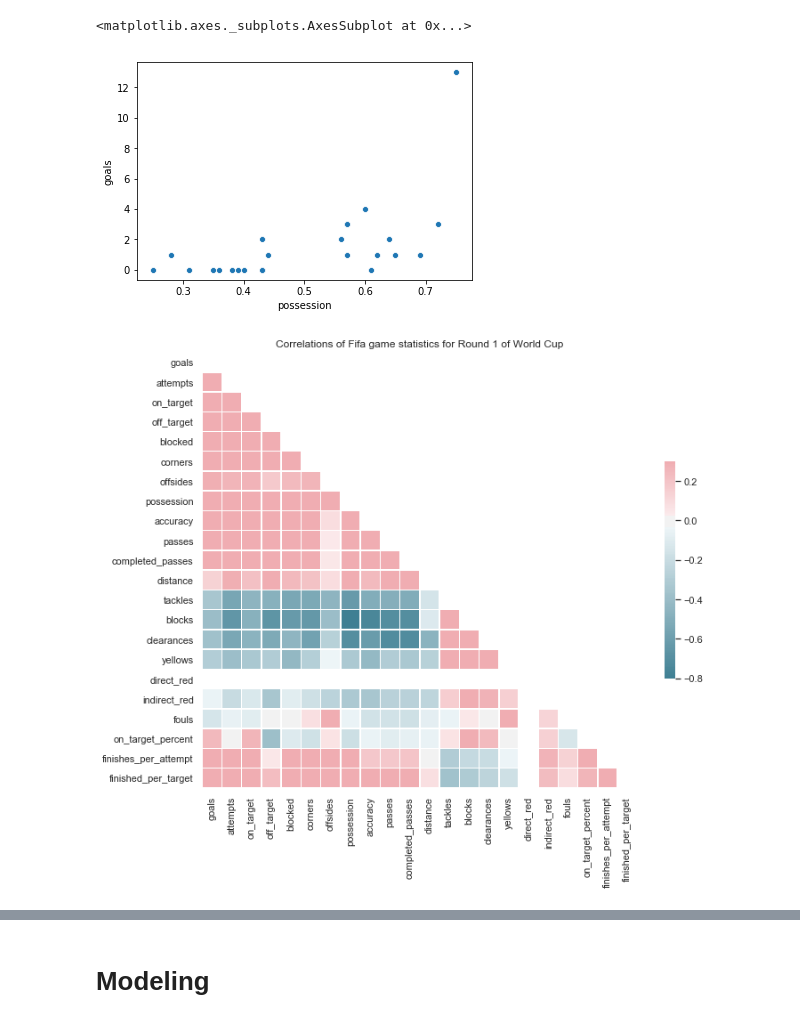
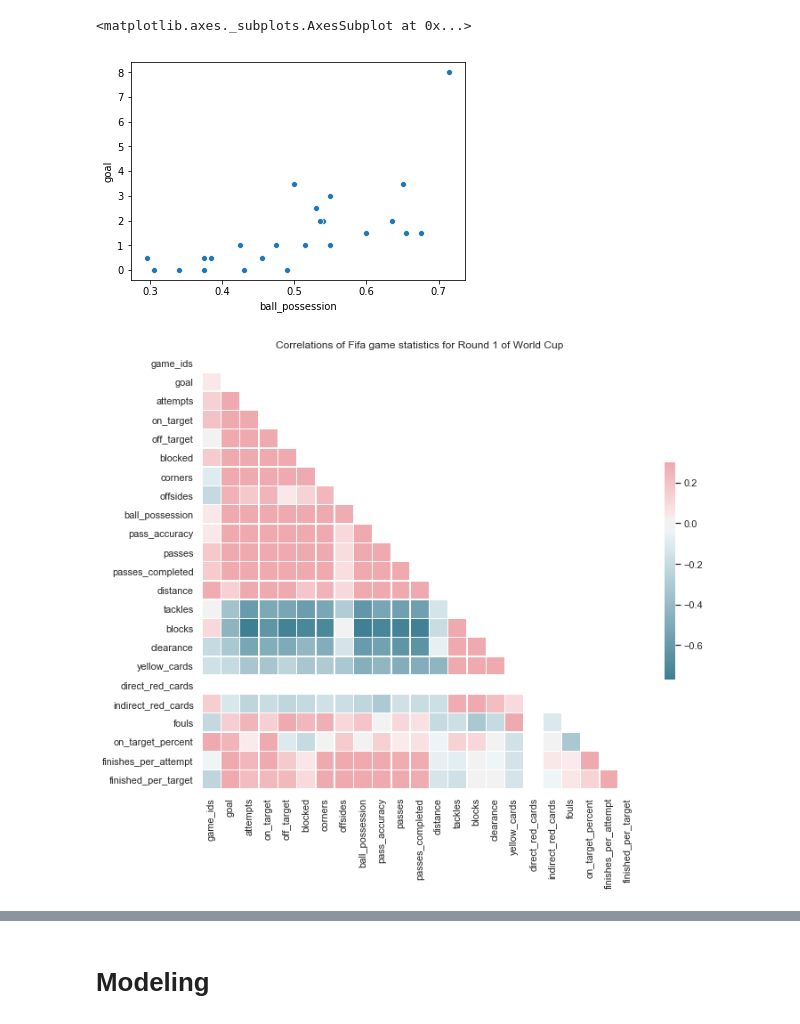
Before and after one commit to Jbrancazio/fwwc_predictor, a Jupyter notebook: FWWC_Predictor.ipynb, the cells around one changed output, grey strips where cells are left out. Cells and saved outputs as stored; diff of their text form; code cells hidden in the pictures.

```diff
--- a/FWWC_Predictor.ipynb
+++ b/FWWC_Predictor.ipynb
@@ -69,3 +10,7 @@ raw_df
+# %%
+data = pd.read_csv("FWWW.csv")
+# %%
+data.drop("Unnamed: 0",axis=1,inplace=True)
 # %%
 def clean_data(df):
 
@@ -102,5 +66,5 @@ clean_data(raw_df)
 # %%
-average_df=raw_df.groupby("team").mean()
+average_df=data.groupby("team").mean()
 # %%
 average_df
 # %% [output]
@@ -125,33 +89,33 @@ average_df
 24 rows × 23 columns
 # %%
-sns.scatterplot(average_df["possession"],average_df["goals"])
+sns.scatterplot(average_df["ball_possession"],average_df["goal"])
 # %% [output]
 <matplotlib.axes._subplots.AxesSubplot at 0x...>
-[figure, old version]
+[figure, new version]
 # %%
 #graph correlations
 sns.set(style="white")
 
-d=average_df.drop("game",axis=1)
+d=average_df
 
 # Compute the correlation matrix
 corr = d.corr()
 
 # Generate a mask for the upper triangle
 mask = np.zeros_like(corr, dtype=np.bool)
 mask[np.triu_indices_from(mask)] = True
 
 # Set up the matplotlib figure
 f, ax = plt.subplots(figsize=(11, 9))
 
 # Generate a custom diverging colormap
 cmap = sns.diverging_palette(220, 10, as_cmap=True)
 
 # Draw the heatmap with the mask and correct aspect ratio
 sns.heatmap(corr, mask=mask, cmap=cmap, vmax=.3, center=0,
             square=True, linewidths=.5, cbar_kws={"shrink": .5})
 plt.title("Correlations of Fifa game statistics for Round 1 of World Cup" )
 plt.savefig("Round_1_Correlation_graph.png")
 # %% [output]
-[figure, old version]
+[figure, new version]
 # %%
```
Also changed, not shown: parts of 21 cells of this notebook, 51 other files.
